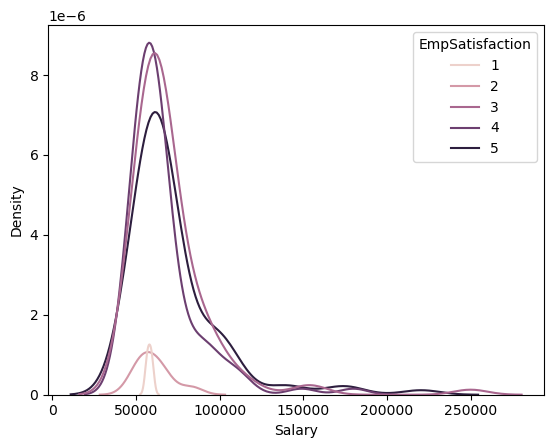
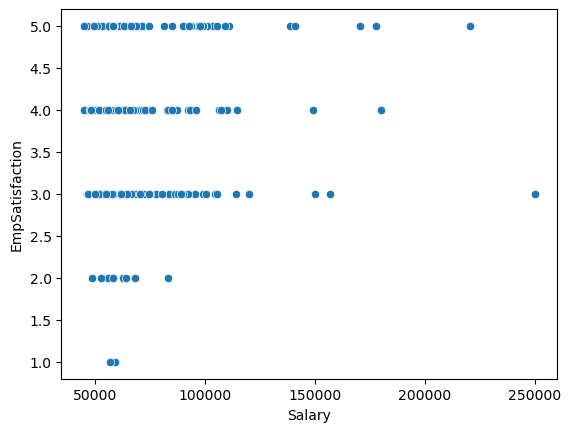
The notebook cell's code change between the first figure and the second:
--- before
+++ after
@@ -1 +1 @@
-sns.kdeplot(data=hr, x="Salary", hue="EmpSatisfaction")
+sns.scatterplot(data=hr, x="Salary", y="EmpSatisfaction")

Commit: Update 06_exercises.ipynb